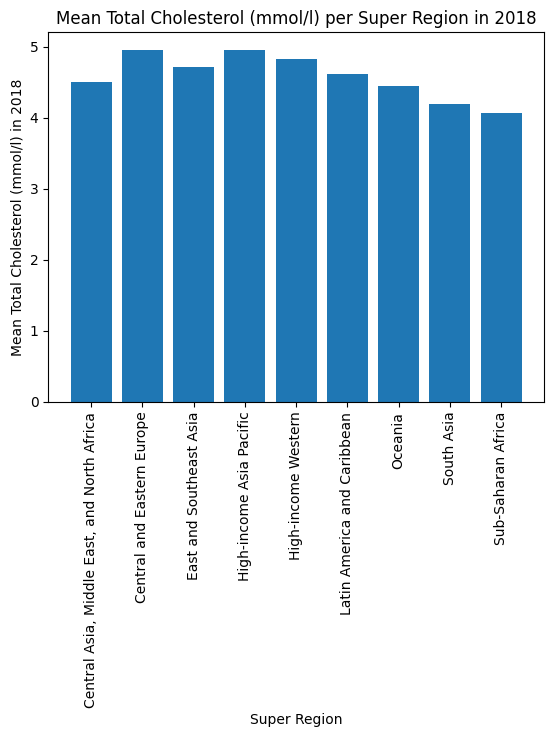
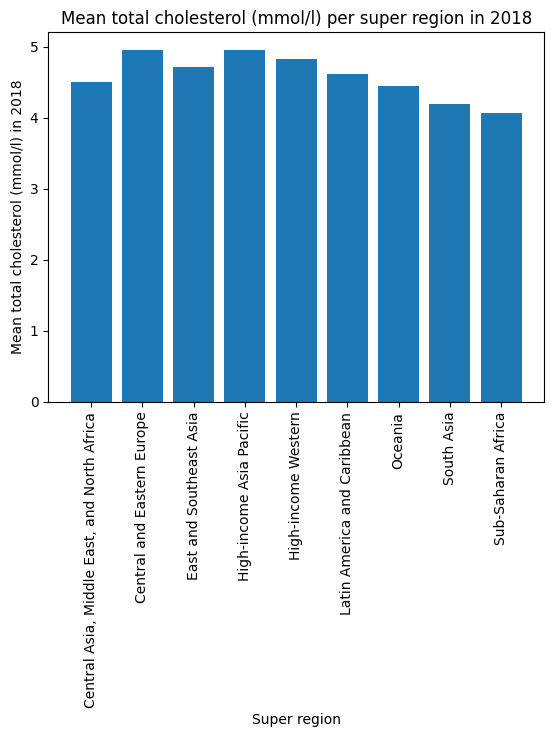
Code edit (unified diff) that turned the first committed figure into the second:
--- before
+++ after
@@ -8,8 +8,9 @@
 plt.bar(total_2018.index, total_2018.values)
 
-plt.xlabel('Super Region')
+plt.xlabel('Super region')
 plt.xticks(rotation=90)
-plt.ylabel('Mean Total Cholesterol (mmol/l) in 2018')
-plt.title('Mean Total Cholesterol (mmol/l) per Super Region in 2018')
+plt.ylabel('Mean total cholesterol (mmol/l) in 2018')
+plt.title('Mean total cholesterol (mmol/l) per super region in 2018')
 
 plt.show()
+plt.savefig('mean_total_cholesterol_2018.png')

Commit: Created using Colab